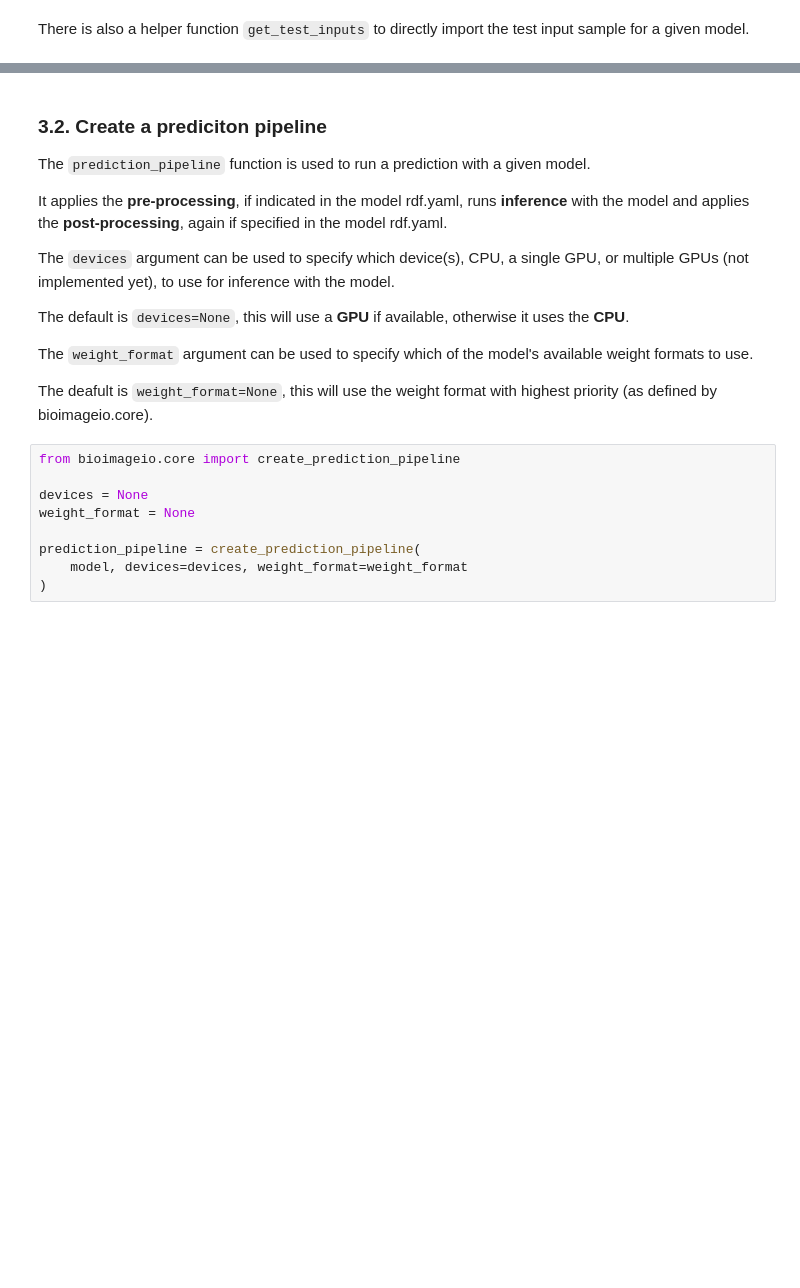
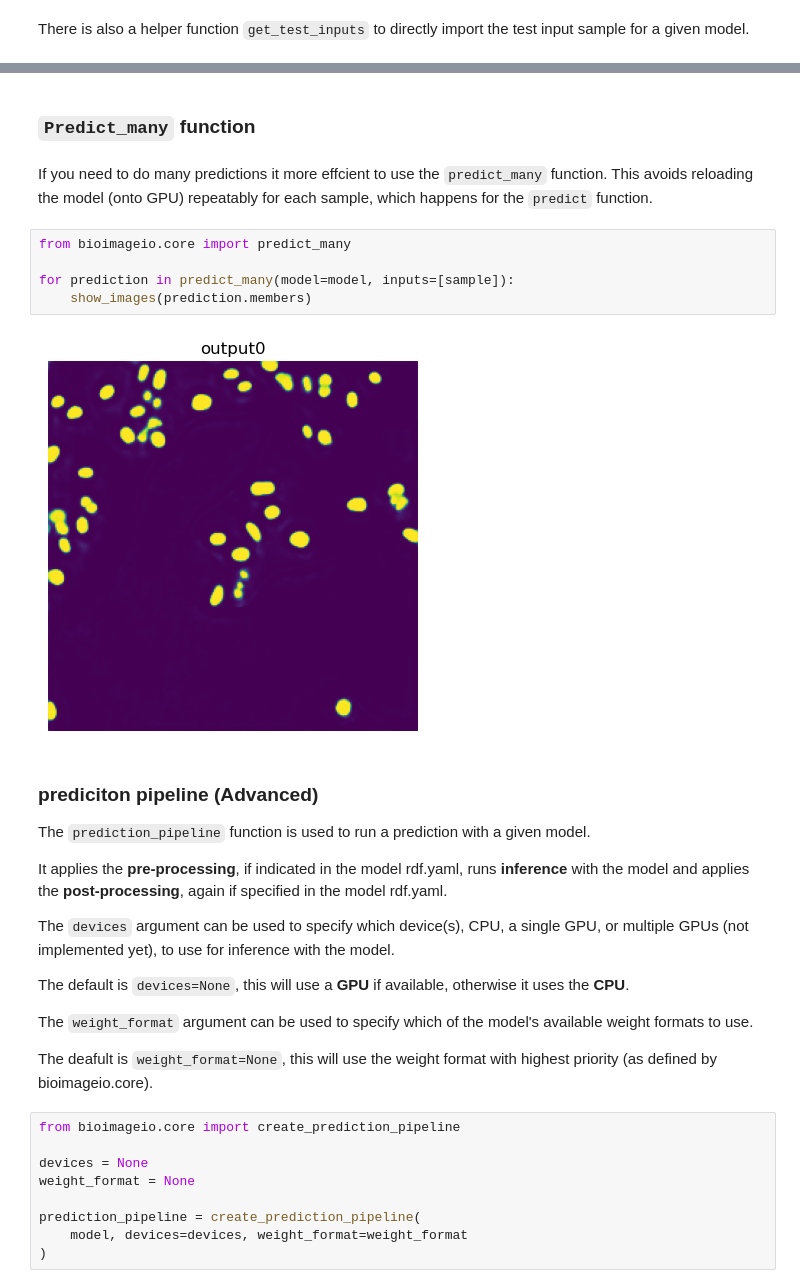
Before and after one commit to bioimage-io/core-bioimage-io-python, a Jupyter notebook: example/model_usage.ipynb, the cells around one changed output, grey strips where cells are left out. Drawn from its saved outputs; the diff is of its cells as text; blank space fills up the shorter version.

```diff
--- a/example/model_usage.ipynb
+++ b/example/model_usage.ipynb
@@ -192,5 +250,16 @@ test_sample
+# %% [markdown]
+### `Predict_many` function
+# %% [markdown]
+If you need to do many predictions it more effcient to use the `predict_many` function. This avoids reloading the model (onto GPU) repeatably for each sample, which happens for the `predict` function.
+# %%
+from bioimageio.core import predict_many
+
+for prediction in predict_many(model=model, inputs=[sample]):
+    show_images(prediction.members)
+# %% [output]
+[figure, added]
 # %% [markdown]
-### 3.2. Create a prediciton pipeline
+### prediciton pipeline (Advanced)
 
 The `prediction_pipeline` function is used to run a prediction with a given model.
 
```
Also changed, not shown: parts of 27 cells of this notebook.
